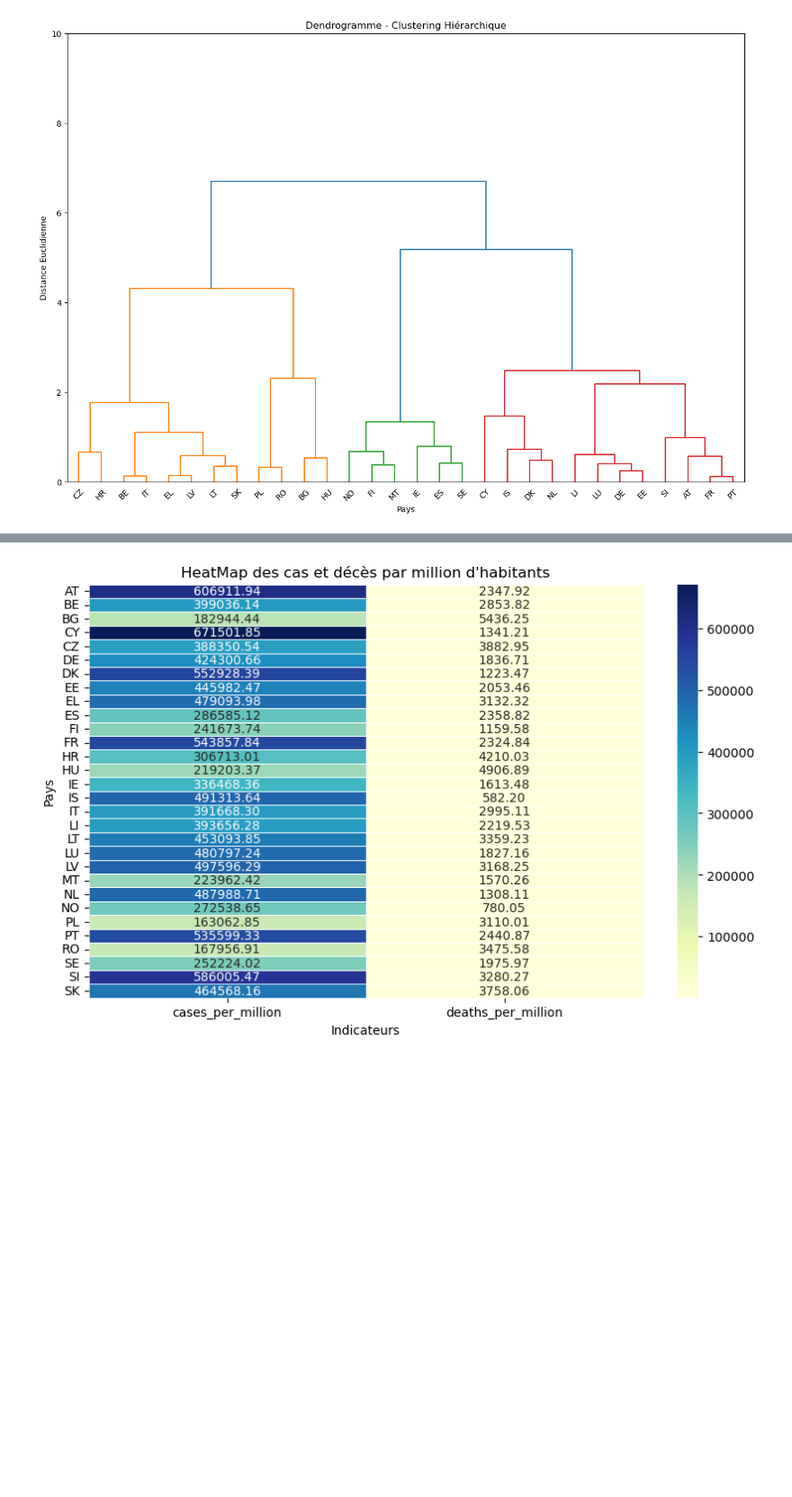
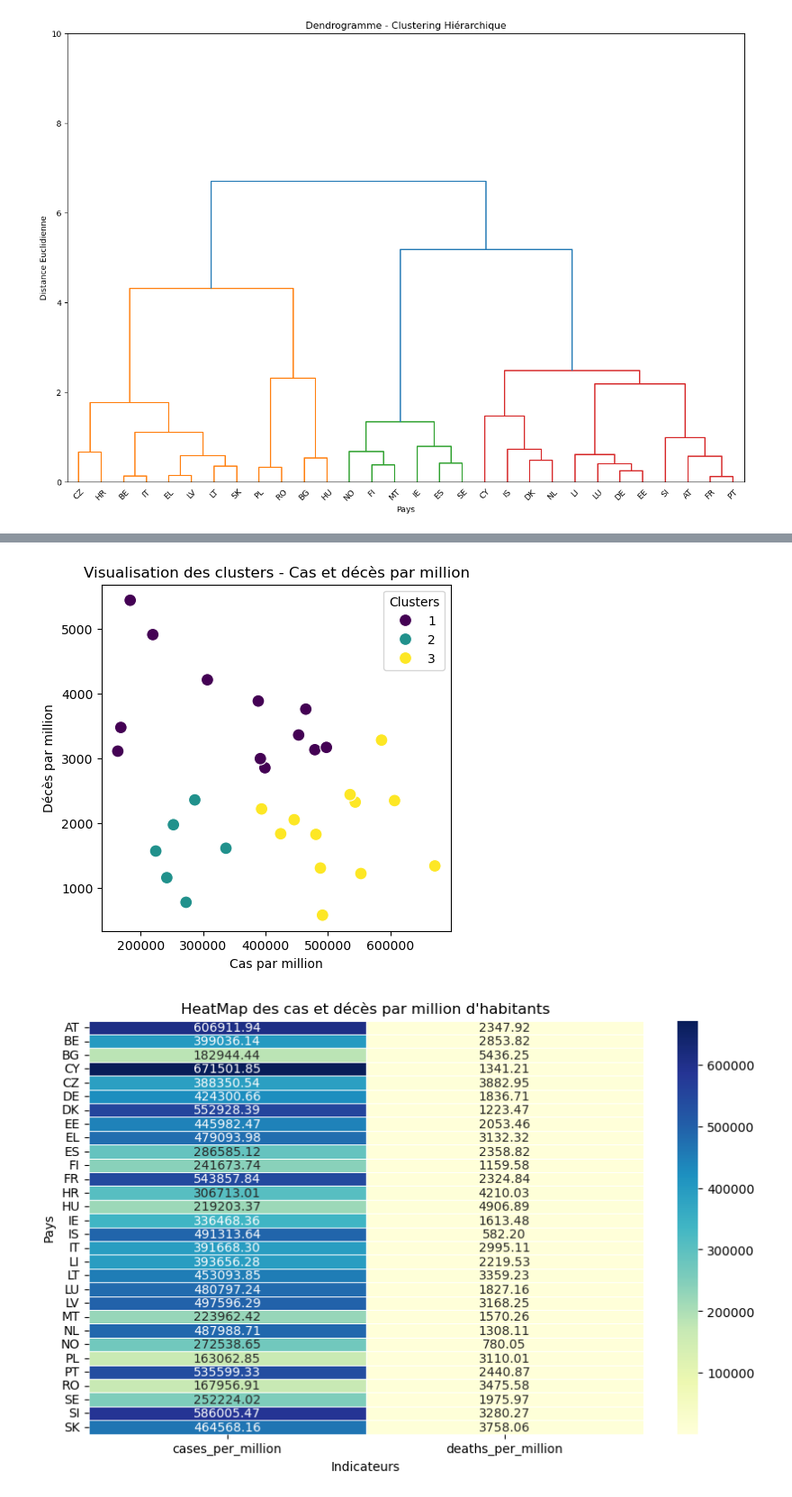
Before and after one commit to 1u6urta/clustering-Hi-rarchique, a Jupyter notebook: clustering Hierarchique.ipynb, the cells around one changed output, grey strips where cells are left out. Shown: that part at 90% size. Cells and saved outputs as stored; diff of their text form; code cells hidden in the pictures; blank space fills up the shorter version.

```diff
--- a/clustering Hierarchique.ipynb
+++ b/clustering Hierarchique.ipynb
@@ -122,3 +122,11 @@ plt.ylabel('Distance Euclidienne')
 plt.show()
 # %% [output]
 [figure]
+# %%
+# Définir un seuil pour déterminer les clusters
+distance_threshold = 5
+clusters = fcluster(linkage_matrix, t=distance_threshold, criterion='distance')
+aggregated_data['Cluster'] = clusters
+
+# Afficher les clusters
+print(aggregated_data[['geoId', 'Cluster']])
@@ -125,3 +151,21 @@ plt.show()
+# %%
+# Visualisation des clusters
+plt.figure(figsize=(5, 5))
+sns.scatterplot(
+    x=aggregated_data['cases_per_million'],
+    y=aggregated_data['deaths_per_million'],
+    hue=aggregated_data['Cluster'],
+    palette='viridis',
+    s=100
+)
+plt.title("Visualisation des clusters - Cas et décès par million")
+plt.xlabel("Cas par million")
+plt.ylabel("Décès par million")
+plt.legend(title="Clusters")
+#plt.grid(True)
+plt.show()
+# %% [output]
+[figure, added]
 # %%
 import seaborn as sns
 import matplotlib.pyplot as plt
```
Also changed, not shown: parts of 1 cell of this notebook.
